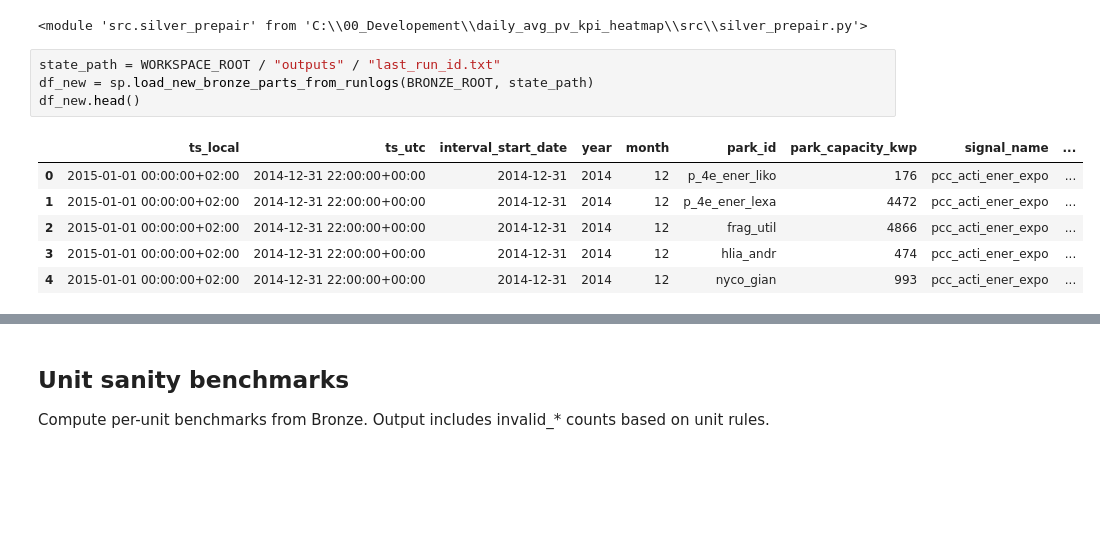
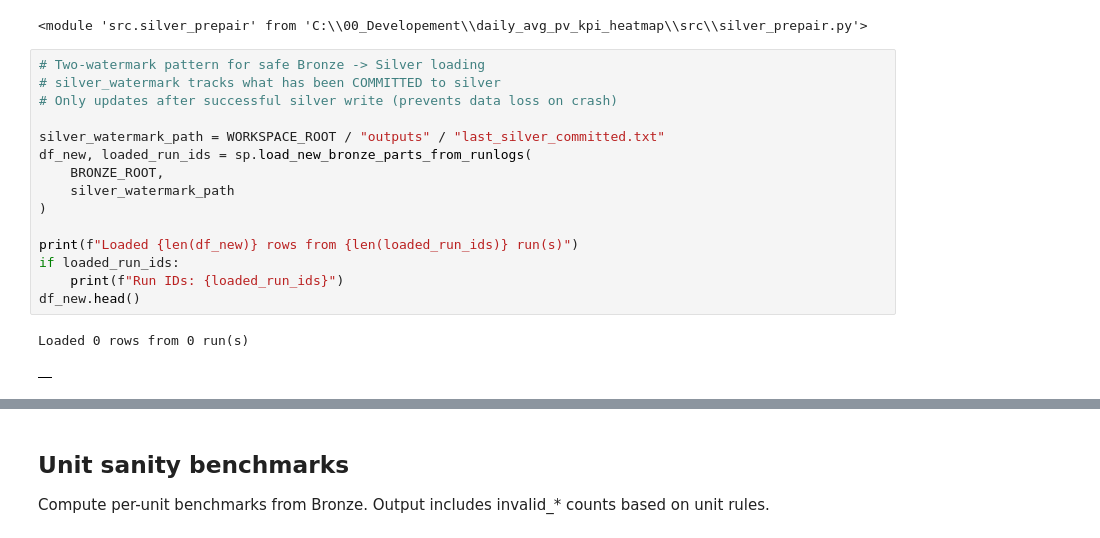
Before and after one commit to steliosvliaros/daily_avg_pv_kpi_heatmap, a Jupyter notebook: notebooks/01_prototype_pvgis_pi_heatmap.ipynb, the cells around one changed output, grey strips where cells are left out. Cells and saved outputs as stored; diff of their text form; blank space fills up the shorter version.

```diff
--- a/notebooks/01_prototype_pvgis_pi_heatmap.ipynb
+++ b/notebooks/01_prototype_pvgis_pi_heatmap.ipynb
@@ -295,13 +291,20 @@ importlib.reload(sp)
 # %% [output]
 <module 'src.silver_prepair' from 'C:\\00_Developement\\daily_avg_pv_kpi_heatmap\\src\\silver_prepair.py'>
 # %%
-state_path = WORKSPACE_ROOT / "outputs" / "last_run_id.txt"
-df_new = sp.load_new_bronze_parts_from_runlogs(BRONZE_ROOT, state_path)
+# Two-watermark pattern for safe Bronze -> Silver loading
+# silver_watermark tracks what has been COMMITTED to silver
+# Only updates after successful silver write (prevents data loss on crash)
+
+silver_watermark_path = WORKSPACE_ROOT / "outputs" / "last_silver_committed.txt"
+df_new, loaded_run_ids = sp.load_new_bronze_parts_from_runlogs(
+    BRONZE_ROOT,
+    silver_watermark_path
+)
+
+print(f"Loaded {len(df_new)} rows from {len(loaded_run_ids)} run(s)")
+if loaded_run_ids:
+    print(f"Run IDs: {loaded_run_ids}")
 df_new.head()
 # %% [output]
+Loaded 0 rows from 0 run(s)
-|  | ts_local | ts_utc | interval_start_date | year | month | park_id | park_capacity_kwp | signal_name | ... |
-| 0 | 2015-01-01 00:00:00+02:00 | 2014-12-31 22:00:00+00:00 | 2014-12-31 | 2014 | 12 | p_4e_ener_liko | 176 | pcc_acti_ener_expo | ... |
-| 1 | 2015-01-01 00:00:00+02:00 | 2014-12-31 22:00:00+00:00 | 2014-12-31 | 2014 | 12 | p_4e_ener_lexa | 4472 | pcc_acti_ener_expo | ... |
-| 2 | 2015-01-01 00:00:00+02:00 | 2014-12-31 22:00:00+00:00 | 2014-12-31 | 2014 | 12 | frag_util | 4866 | pcc_acti_ener_expo | ... |
-| 3 | 2015-01-01 00:00:00+02:00 | 2014-12-31 22:00:00+00:00 | 2014-12-31 | 2014 | 12 | hlia_andr | 474 | pcc_acti_ener_expo | ... |
-| 4 | 2015-01-01 00:00:00+02:00 | 2014-12-31 22:00:00+00:00 | 2014-12-31 | 2014 | 12 | nyco_gian | 993 | pcc_acti_ener_expo | ... |
+|  |
```
Also changed, not shown: parts of 8 cells of this notebook, 2 other files.
